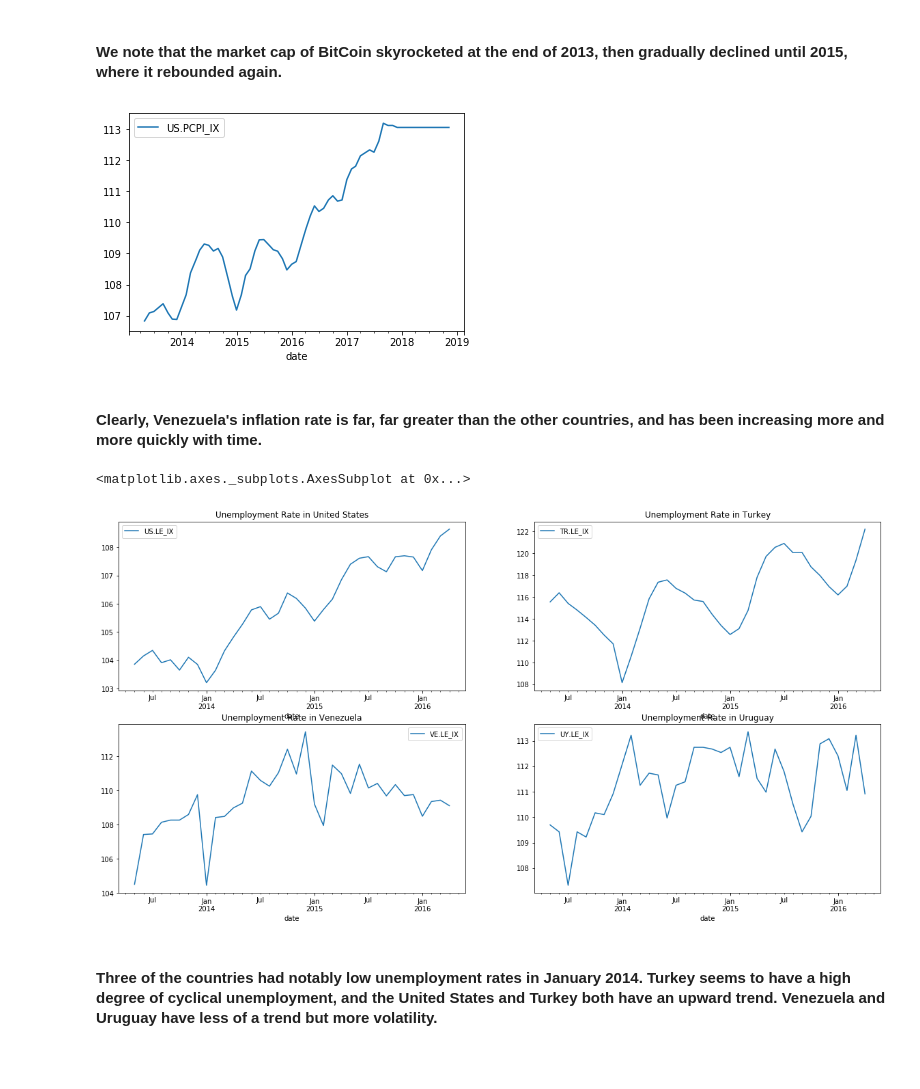
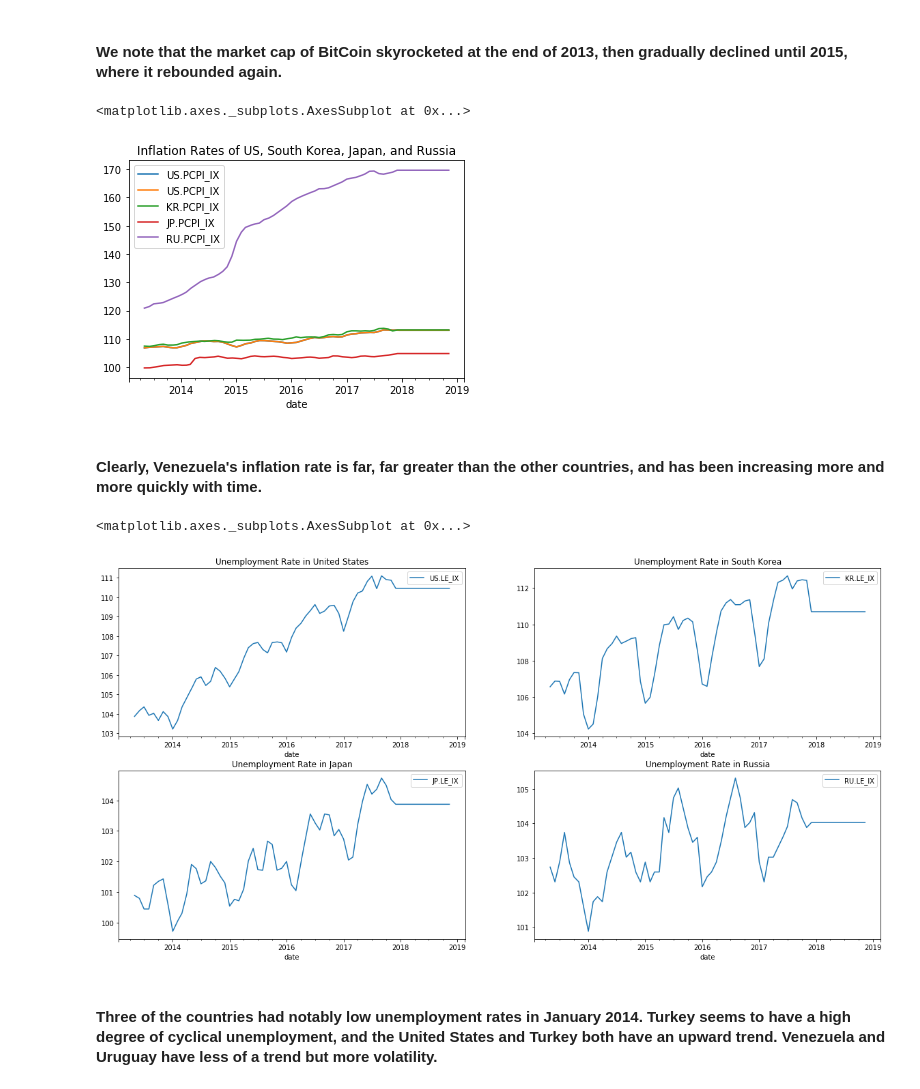
Before and after one commit to bakitybacon/cryptoeconomics, a Jupyter notebook: 340termproject-interpol.ipynb, the cells around one changed output. Cells and saved outputs as stored; diff of their text form; code cells hidden in the pictures; blank space fills up the shorter version.

```diff
--- a/340termproject-interpol.ipynb
+++ b/340termproject-interpol.ipynb
@@ -21,12 +21,12 @@ def generate_data(country_abbr="US", metric="PXP_IX", resolution="M", start=2009
     df = df.rename(index=str, columns={"@OBS_VALUE" : country_abbr+"."+metric, "@TIME_PERIOD" : "date"})
     return df
 # %%
-#loading economic health data for certain countries"
+#loading economic health data for certain countries
 
-countries = ["US", "KR", "CN"]
-#United States, South, Korea, China
+countries = ["US", "KR", "JP", "RU"]
+#United States, South, Korea, Japan, Russia
 
-metrics = ["PCPI_IX", "ENDE_XDC_USD_RATE", "LE_IX"]
+metrics = ["LE_IX", "PCPI_IX", "ENDE_XDC_USD_RATE"]
 #consumer price index (should indicate inflation), exchange rate (in domestic currency), employment index
 
 print(generate_data(country_abbr="KR",metric="LE_IX").head())
@@ -94,6 +94,7 @@ See the caveats in the documentation: http://pandas.pydata.org/pandas-docs/stabl
 # %%
 combined = mc_date.merge(financial_data, on="date", how="left")
 combined['date'] = pd.to_datetime(combined['date'])
+combined = combined[combined['date'] < pd.to_datetime('2016-06-01')]
 
 #convert data to numbers for interpolation & inference
 for country in countries:
@@ -129,11 +130,13 @@ combined.plot(x='date',y='marketcap(USD)', title="Market Capitalization of Bitco
 #### We note that the market cap of BitCoin skyrocketed at the end of 2013, then gradually declined until 2015, where it rebounded again.
 # %%
 ax = combined.plot(x='date',y='US.PCPI_IX')
-#combined.plot(x='date',y='TR.PCPI_IX', ax=ax)
-#combined.plot(x='date',y='VE.PCPI_IX', ax=ax)
-#combined.plot(x='date',y='UY.PCPI_IX', ax=ax, title="Inflation Rates of US, Turkey, Venezuela, Uruguay")
+combined.plot(x='date',y='US.PCPI_IX', ax=ax)
+combined.plot(x='date',y='KR.PCPI_IX', ax=ax)
+combined.plot(x='date',y='JP.PCPI_IX', ax=ax)
+combined.plot(x='date',y='RU.PCPI_IX', ax=ax, title="Inflation Rates of US, South Korea, Japan, and Russia")
 # %% [output]
+<matplotlib.axes._subplots.AxesSubplot at 0x...>
-[figure, old version]
+[figure, new version]
 # %% [markdown]
 #### Clearly, Venezuela's inflation rate is far, far greater than the other countries, and has been increasing more and more quickly with time.
 # %%
@@ -142,12 +145,12 @@ plt.rcParams['figure.figsize'] = (20,10)
 fig, ((ax1, ax2), (ax3, ax4)) = plt.subplots(2,2)
 
 combined.plot(x='date',y='US.LE_IX', ax=ax1, title="Unemployment Rate in United States")
-combined.plot(x='date',y='TR.LE_IX', ax=ax2, title="Unemployment Rate in Turkey")
-combined.plot(x='date',y='VE.LE_IX', ax=ax3, title="Unemployment Rate in Venezuela")
-combined.plot(x='date',y='UY.LE_IX', ax=ax4, title="Unemployment Rate in Uruguay")
+combined.plot(x='date',y='KR.LE_IX', ax=ax2, title="Unemployment Rate in South Korea")
+combined.plot(x='date',y='JP.LE_IX', ax=ax3, title="Unemployment Rate in Japan")
+combined.plot(x='date',y='RU.LE_IX', ax=ax4, title="Unemployment Rate in Russia")
 # %% [output]
 <matplotlib.axes._subplots.AxesSubplot at 0x...>
-[figure, old version]
+[figure, new version]
 # %% [markdown]
 #### Three of the countries had notably low unemployment rates in January 2014. Turkey seems to have a high degree of cyclical unemployment, and the United States and Turkey both have an upward trend. Venezuela and Uruguay have less of a trend but more volatility.
 # %%
```
Also changed, not shown: parts of 15 cells of this notebook.
